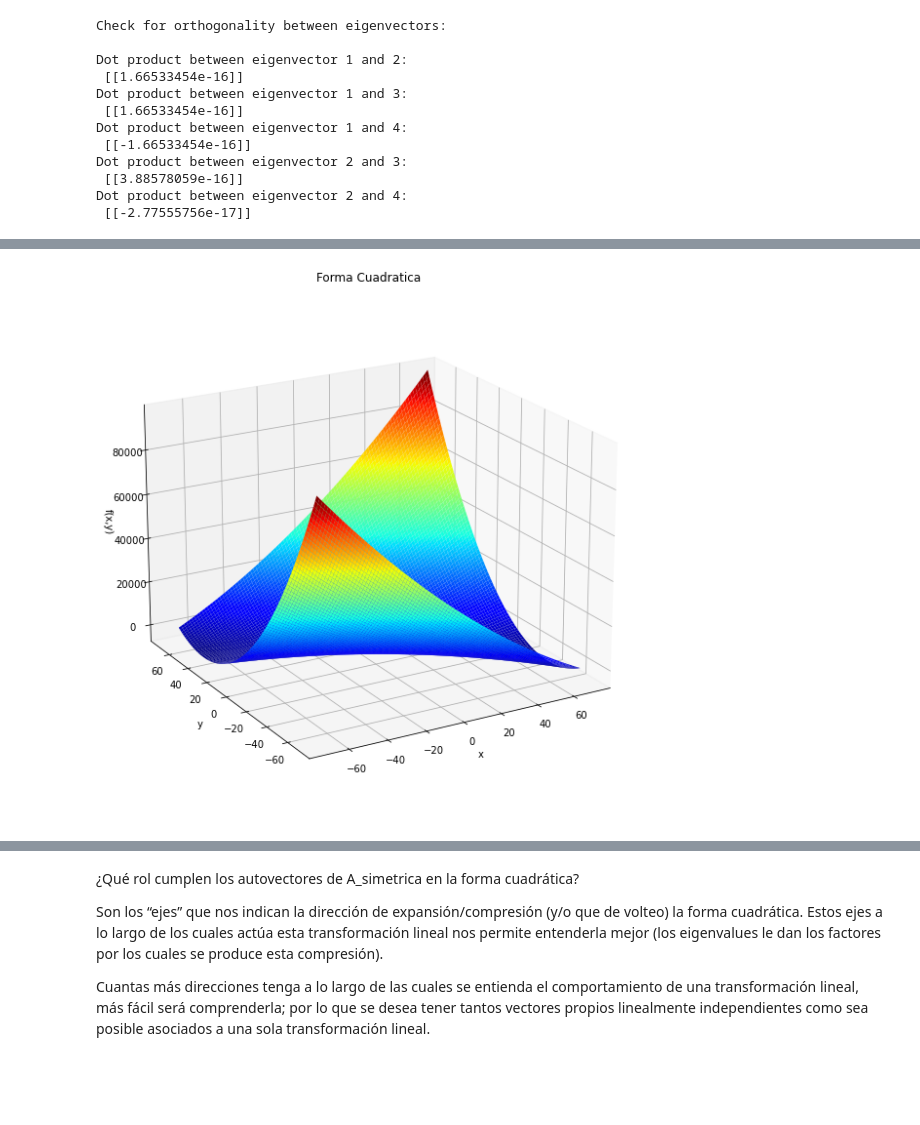
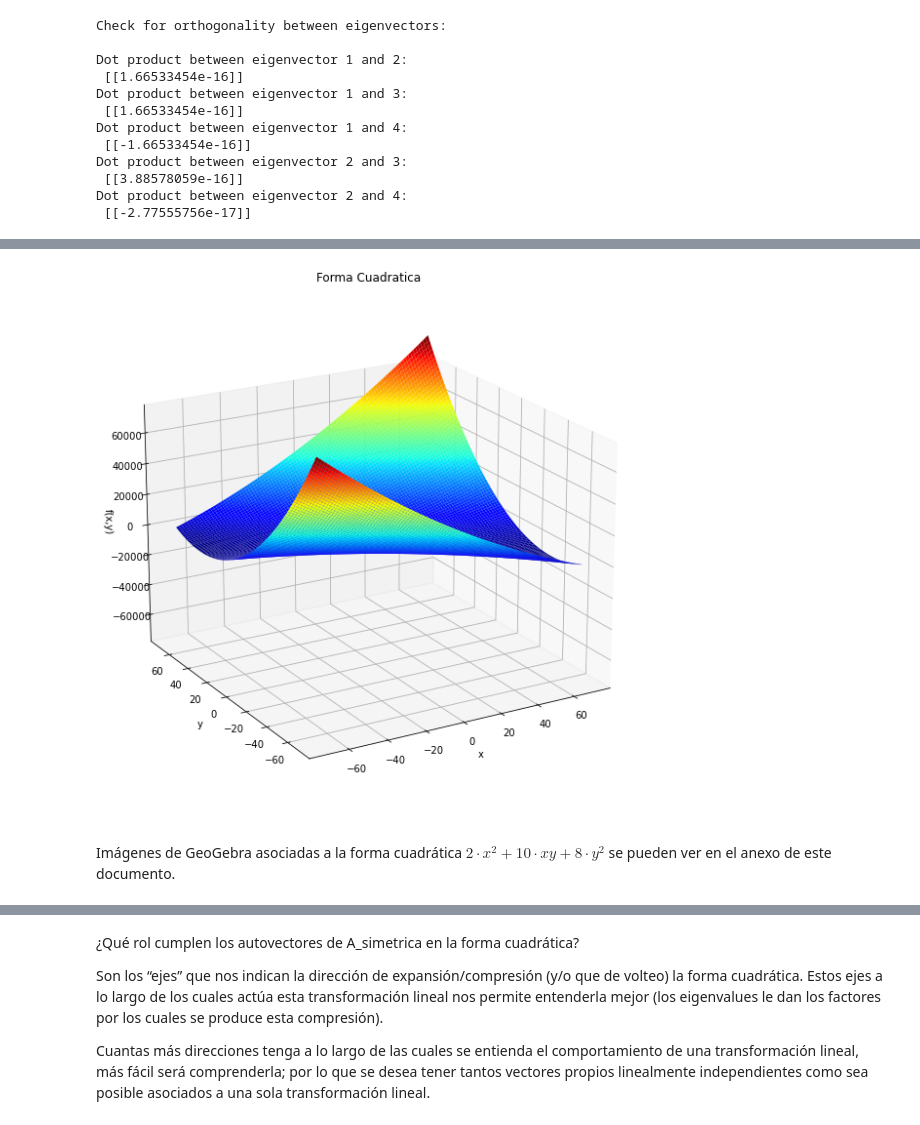
Before and after one commit to junghanss/UCEMA-QuantMethods, a Jupyter notebook: Algebra/3 - FomasCuadraticas.ipynb, the cells around one changed output, grey strips where cells are left out. Drawn from its saved outputs; the diff is of its cells as text; code cells hidden in the pictures; blank space fills up the shorter version.

```diff
--- a/Algebra/3 - FomasCuadraticas.ipynb
+++ b/Algebra/3 - FomasCuadraticas.ipynb
@@ -156,28 +158,3 @@ Dot product between eigenvector 2 and 3:
  [[3.88578059e-16]]
 Dot product between eigenvector 2 and 4:
  [[-2.77555756e-17]]
-# %%
-"""
-Ejercicio Nº2
-Construir, para n = 2, la forma cuadratica  𝑓(𝑥)=𝑥𝑇𝐴𝑠𝑖𝑚𝑥 , donde  𝑥=(𝑥1,𝑥2) , es un vector de  ℝ2
-"""
-import matplotlib.pyplot as plt
-from mpl_toolkits.mplot3d import Axes3D
-import matplotlib.pyplot as plt
-import random
-
-def funcion(x, y):
-    return 2*x**2 + 10*x*y + 8*y**2
-
-fig = plt.figure(figsize=(8,8))
-ax = fig.add_subplot(111, projection='3d')
-x = y = np.arange(-3.0, 3.0, 0.05)
-X, Y = np.meshgrid(x,y)
-zs = np.array([funcion(x,y) for x,y in zip(np.ravel(X), np.ravel(Y))])
-Z = zs.reshape(X.shape)
-
-ax.plot_surface(X, Y, Z)
-ax.set_xlabel('X Label')
-ax.set_ylabel('Y Label')
-ax.set_zlabel('Z Label')
-plt.show()
@@ -186,4 +174,7 @@ plt.show()
 # %%
+import matplotlib.pyplot as plt
+from mpl_toolkits.mplot3d import Axes3D
+
 # Boundaries for each of the two variables in our domain
 x_interval = (-70, 70)
 y_interval = (-70, 70)
@@ -194,31 +185,34 @@ y_points = np.linspace(y_interval[0], y_interval[1], 100)
 
 # Cartesian product of these two sampled sets to produce two arrays
 # that (when stacked) form a set of ordered pairs we can compute a function on:
 X, Y = np.meshgrid(x_points, y_points)
 
 # Define our Quadratic Form as a Python function of two scalar inputs
 
 def forma_cuadratica(x, y):
     """
     La forma cuadratica o polinomio homogeneo cuadratico podemos calcularlo como: f(x1,x2) = xT·A·x
     donde x=(x1,x2) ; A_simetrica = np.array([[2,5],[5,8]])
     Nuestro cálculo, técnicamente, sería entonces algo como quadratic_form = np.dot(np.dot(x.T,A),x)
     El resultado es 2·x^2 + 10·x·y + 8·y^2, que será nuestra función a continuación:
     """
     return 2*x**2 + 10*x*y + 8*y**2
 
 # Produce a vectorized version of the function that can be called on vectors or matrices of inputs
 forma_cuadratica_vectorizada = np.vectorize(forma_cuadratica)
 
 # Compute an output array from our two domain arrays:
 Z = forma_cuadratica_vectorizada(X, Y)
 
 # Plot the Function
 plt.figure(figsize=(20, 10))
 ax = plt.axes(projection='3d')
 ax.view_init(20,-120)
 ax.plot_surface(X, Y, Z, rstride=1, cstride=1, cmap='jet', edgecolor=None)
 ax.set(xlabel='x', ylabel='y', zlabel='f(x,y)', title='Forma Cuadratica')
+ax.set_zlim3d([-75000, 75000])
 plt.show()
 # %% [output]
-[figure, old version]
+[figure, new version]
+# %% [markdown]
+Imágenes de GeoGebra asociadas a la forma cuadrática $2·x^2+10·xy+8·y^2$ se pueden ver en el anexo de este documento.
```
Also changed, not shown: parts of 7 cells of this notebook, 14 other files.
